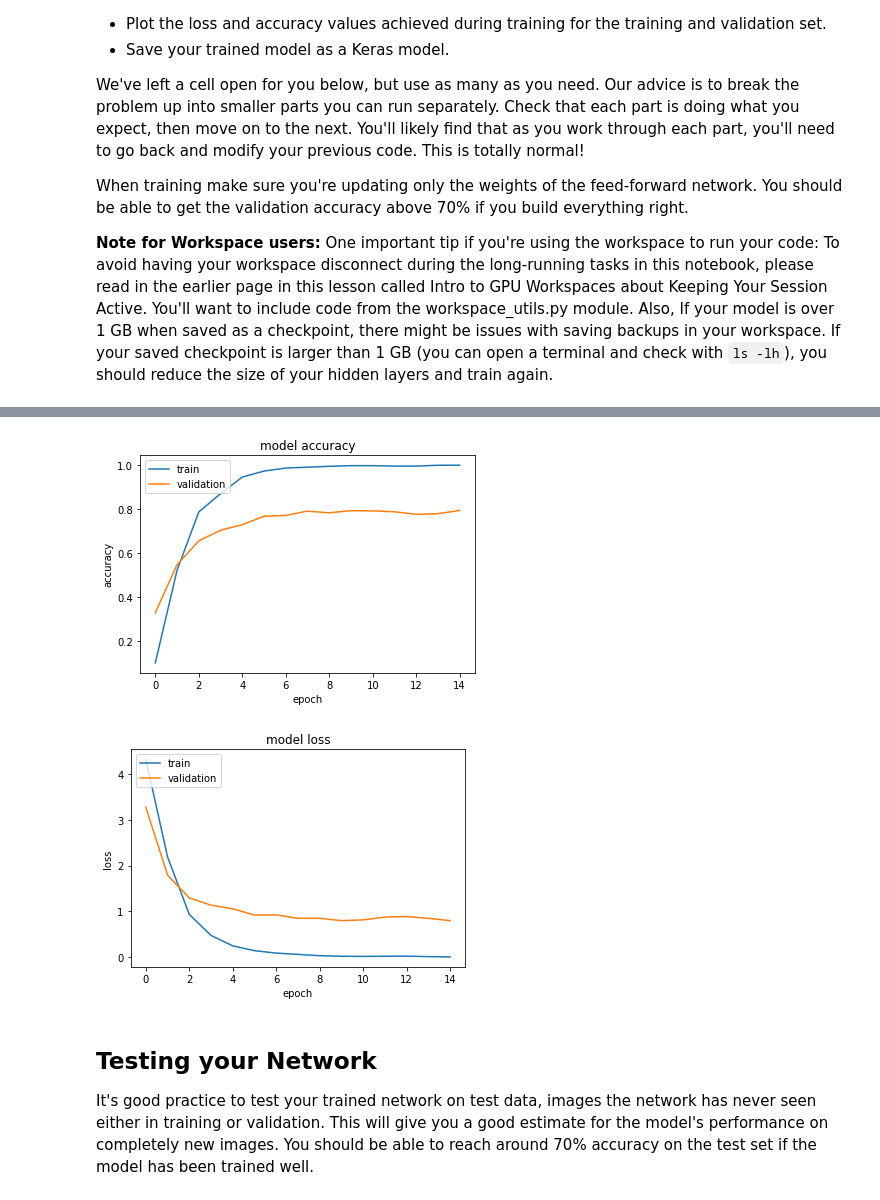
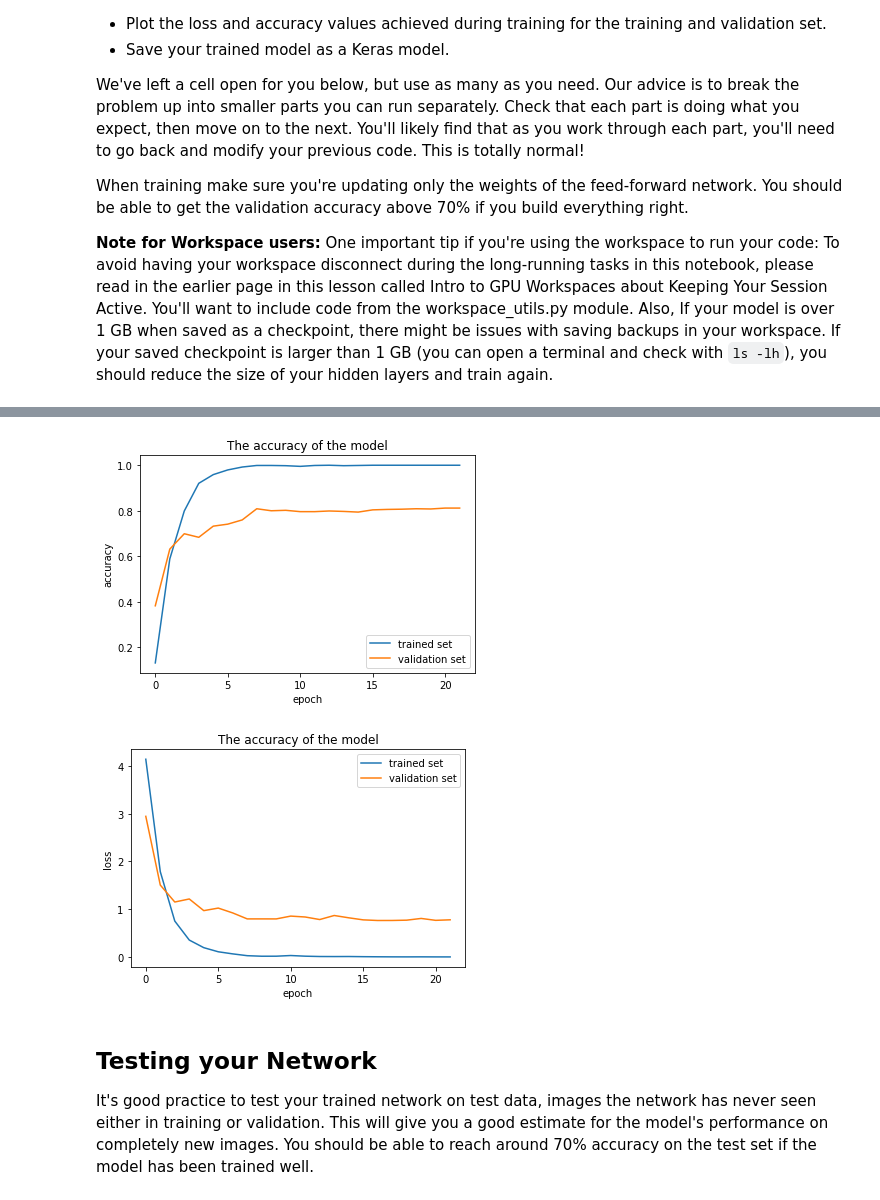
Before and after one commit to Abdulrahman-CS99/Image-Classifier, a Jupyter notebook: Project_Image_Classifier_Project.ipynb, the cells around one changed output, grey strips where cells are left out. Saved outputs shown, nothing was run; the diff lists cells and outputs as text; code cells hidden in the pictures.

```diff
--- a/Project_Image_Classifier_Project.ipynb
+++ b/Project_Image_Classifier_Project.ipynb
@@ -250,22 +253,10 @@ feature_extractor=hub.KerasLayer(URL,input_shape=(image_size,image_size,3))
 
 feature_extractor.trainable=False
 # %%
-'''
 model=tf.keras.Sequential([feature_extractor,
-                           tf.keras.layers.Dense(256,activation='relu'),
+                           tf.keras.layers.Dense(800,activation='relu'),
                            tf.keras.layers.Dropout(0.2),
-                           tf.keras.layers.Dense(128,activation='relu'),
-                           tf.keras.layers.Dropout(0.2),
-                           tf.keras.layers.Dense(64,activation='relu'),
-                           tf.keras.layers.Dropout(0.2),
-                           tf.keras.layers.Dense(classes_number,activation='softmax')
-
-
-])'''
-model=tf.keras.Sequential([feature_extractor,
-                           tf.keras.layers.Dense(600,activation='relu'),
-                           tf.keras.layers.Dropout(0.2),
-                           tf.keras.layers.Dense(300,activation='relu'),
+                           tf.keras.layers.Dense(400,activation='relu'),
                            tf.keras.layers.Dense(classes_number,activation='softmax')
 
 
@@ -326,30 +317,23 @@ Epoch 15/30
-# %%
-# TODO: Plot the loss and accuracy values achieved during training for the training and validation set.
-
-training_accuracy = history.history['accuracy']
-validation_accuracy = history.history['val_accuracy']
-
-training_loss = history.history['loss']
-validation_loss = history.history['val_loss']
-
-epochs_range=range(EPOCHS)
-
-plt.figure(figsize=(8, 8))
-plt.subplot(1, 2, 1)
-plt.plot(epochs_range, training_accuracy, label='Training Accuracy')
-plt.plot(epochs_range, validation_accuracy, label='Validation Accuracy')
-plt.legend(loc='lower right')
-plt.title('Training and Validation Accuracy')
-
-plt.subplot(1, 2, 2)
-plt.plot(epochs_range, training_loss, label='Training Loss')
-plt.plot(epochs_range, validation_loss, label='Validation Loss')
-plt.legend(loc='upper right')
-plt.title('Training and Validation Loss')
-plt.show()
-# %% [output]
-[figure, removed]
-[figure, removed]
+# %%
+# plotting the accuracy of loss
+plt.plot(history.history['accuracy'])
+plt.plot(history.history['val_accuracy'])
+plt.ylabel('accuracy')
+plt.xlabel('epoch')
+plt.title('The accuracy of the model')
+plt.legend(['trained set','validation set'])
+plt.show();
+# plotting the history of loss
+plt.plot(history.history['loss'])
+plt.plot(history.history['val_loss'])
+plt.ylabel('loss')
+plt.xlabel('epoch')
+plt.title('The accuracy of the model')
+plt.legend(['trained set','validation set'])
+plt.show();
+# %% [output]
+[figure, added]
+[figure, added]
 # %% [markdown]
 ## Testing your Network
 
```
Also changed, not shown: parts of 18 cells of this notebook.
